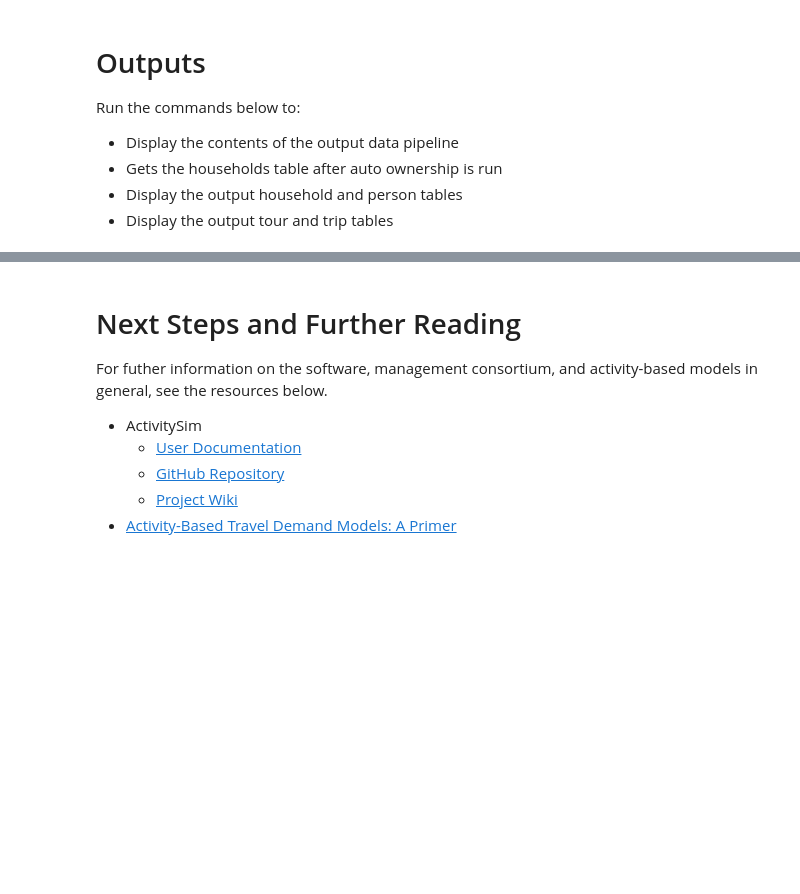
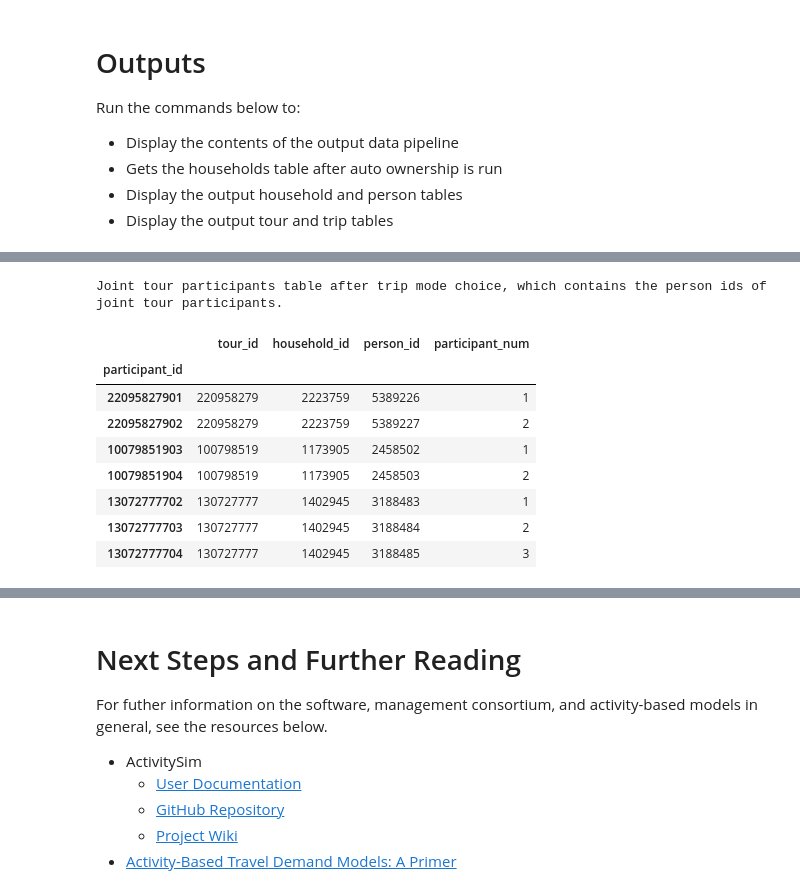
Before and after one commit to xyzjayne/activitysim, a Jupyter notebook: notebooks/getting_started.ipynb, the cells around one changed output, grey strips where cells are left out. Saved outputs shown, nothing was run; the diff lists cells and outputs as text; code cells hidden in the pictures; blank space fills up the shorter version.

```diff
--- a/notebooks/getting_started.ipynb
+++ b/notebooks/getting_started.ipynb
@@ -416,0 +409,14 @@ output trips
+# %%
+print("Joint tour participants table after trip mode choice, which contains the person ids of joint tour participants.")
+pipeline['joint_tour_participants/trip_mode_choice']
+# %% [output]
+Joint tour participants table after trip mode choice, which contains the person ids of joint tour participants.
+|  | tour_id | household_id | person_id | participant_num |
+| participant_id |  |  |  |  |
+| 22095827901 | 220958279 | 2223759 | 5389226 | 1 |
+| 22095827902 | 220958279 | 2223759 | 5389227 | 2 |
+| 10079851903 | 100798519 | 1173905 | 2458502 | 1 |
+| 10079851904 | 100798519 | 1173905 | 2458503 | 2 |
+| 13072777702 | 130727777 | 1402945 | 3188483 | 1 |
+| 13072777703 | 130727777 | 1402945 | 3188484 | 2 |
+| 13072777704 | 130727777 | 1402945 | 3188485 | 3 |
```
Also changed, not shown: parts of 37 cells of this notebook, 1 other file.
